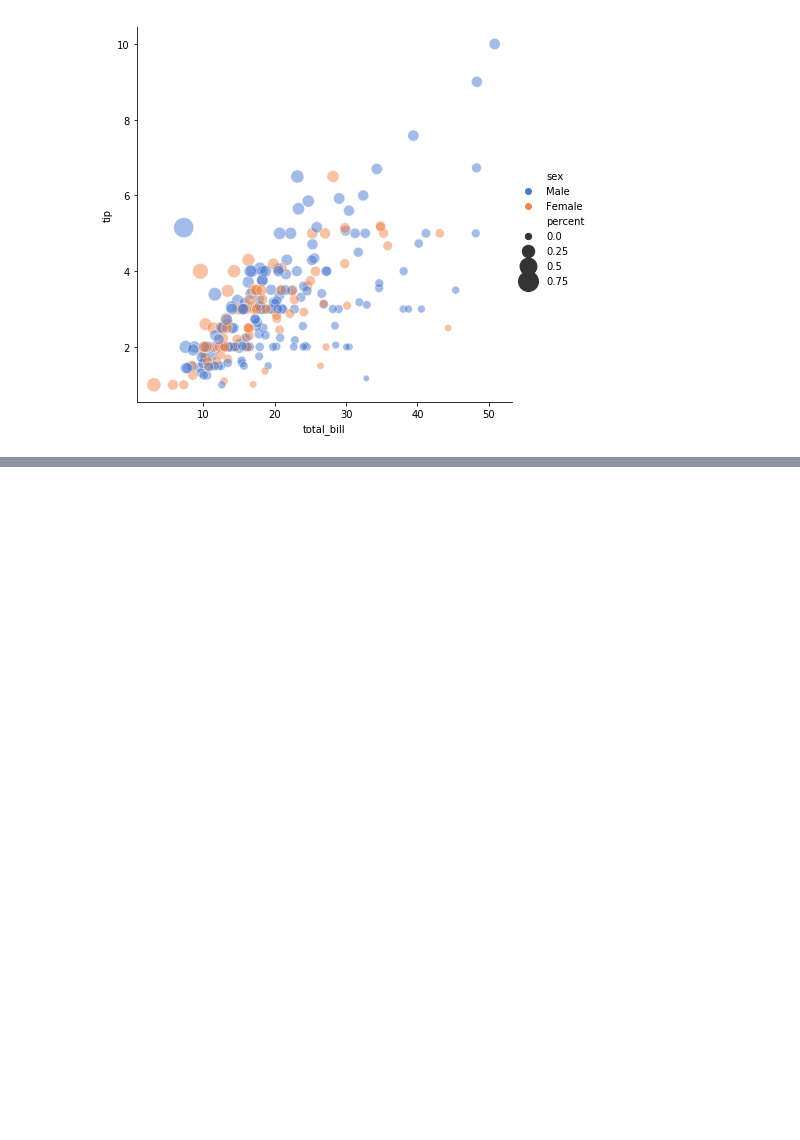
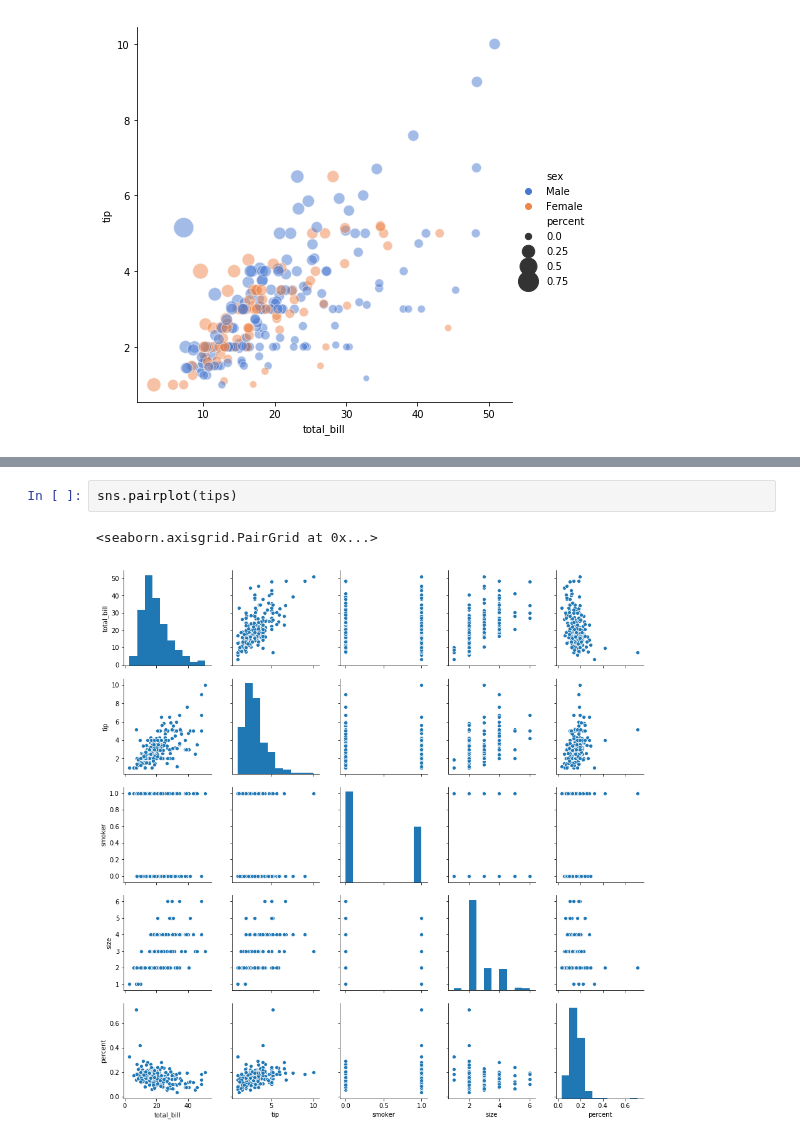
Before and after one commit to bloominstituteoftechnology/DS-Unit-1-Sprint-3-Data-Storytelling, a Jupyter notebook: LS_DS_222_Choose_appropriate_visualizations.ipynb, the cells around one changed output, grey strips where cells are left out. Cells and saved outputs as stored; diff of their text form; blank space fills up the shorter version.

```diff
--- a/LS_DS_222_Choose_appropriate_visualizations.ipynb
+++ b/LS_DS_222_Choose_appropriate_visualizations.ipynb
@@ -538,0 +541,5 @@ sns.relplot(x="total_bill", y="tip", hue="sex", size="percent",
+# %%
+sns.pairplot(tips)
+# %% [output]
+<seaborn.axisgrid.PairGrid at 0x...>
+[figure, added]
```
Also changed, not shown: parts of 3 cells of this notebook.
